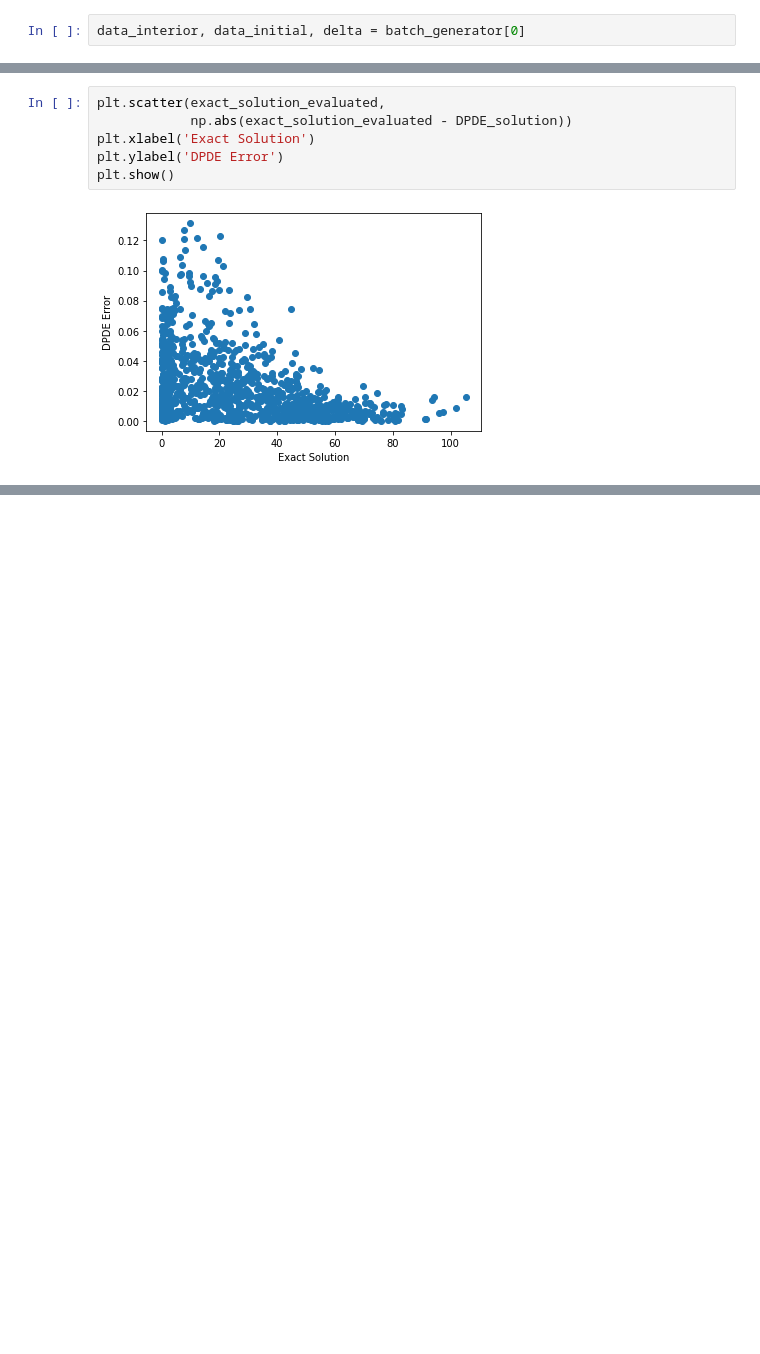
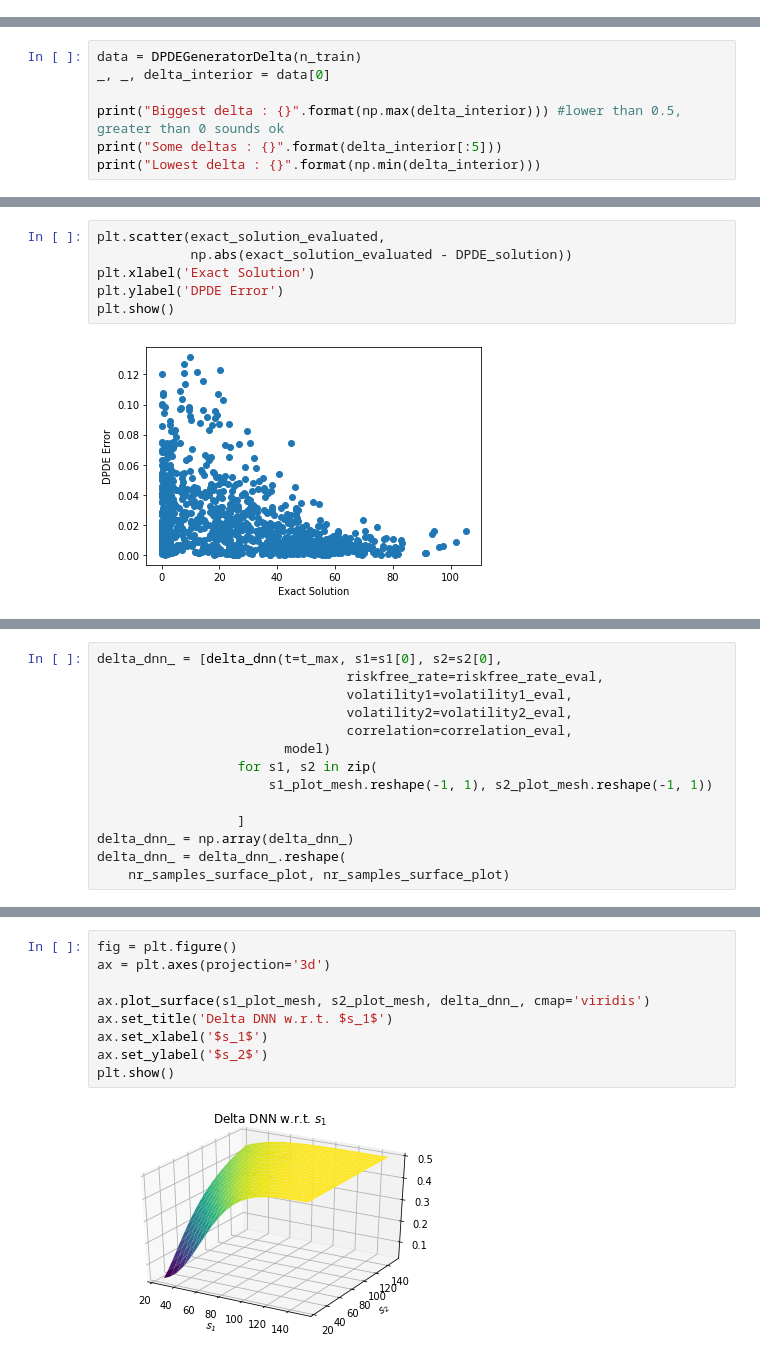
Before and after one commit to Noureddineidir/ML-4-Finance, a Jupyter notebook: Deep_PDEs_Greeks.ipynb, the cells around one changed output, grey strips where cells are left out. Drawn from its saved outputs; the diff is of its cells as text; blank space fills up the shorter version.

```diff
--- a/Deep_PDEs_Greeks.ipynb
+++ b/Deep_PDEs_Greeks.ipynb
@@ -630,2 +214,0 @@ batch_generator = DPDEGenerator(n_train)
-# %%
-data_interior, data_initial, delta = batch_generator[0]
@@ -917,0 +608,7 @@ Here we evaluate the model (either loaded or trained). First we look at fixed pa
+# %%
+data = DPDEGeneratorDelta(n_train)
+_, _, delta_interior = data[0]
+
+print("Biggest delta : {}".format(np.max(delta_interior))) #lower than 0.5, greater than 0 sounds ok
+print("Some deltas : {}".format(delta_interior[:5]))
+print("Lowest delta : {}".format(np.min(delta_interior)))
@@ -1076,0 +1044,14 @@ Maximal Error:
+# %%
+delta_dnn_ = [delta_dnn(t=t_max, s1=s1[0], s2=s2[0],
+                                riskfree_rate=riskfree_rate_eval,
+                                volatility1=volatility1_eval,
+                                volatility2=volatility2_eval,
+                                correlation=correlation_eval,
+                        model)
+                  for s1, s2 in zip(
+                      s1_plot_mesh.reshape(-1, 1), s2_plot_mesh.reshape(-1, 1))
+
+                  ]
+delta_dnn_ = np.array(delta_dnn_)
+delta_dnn_ = delta_dnn_.reshape(
+    nr_samples_surface_plot, nr_samples_surface_plot)
@@ -1076,0 +1069,11 @@ Maximal Error:
+# %%
+fig = plt.figure()
+ax = plt.axes(projection='3d')
+
+ax.plot_surface(s1_plot_mesh, s2_plot_mesh, delta_dnn_, cmap='viridis')
+ax.set_title('Delta DNN w.r.t. $s_1$')
+ax.set_xlabel('$s_1$')
+ax.set_ylabel('$s_2$')
+plt.show()
+# %% [output]
+[figure, added]
```
Also changed, not shown: parts of 111 cells of this notebook.
